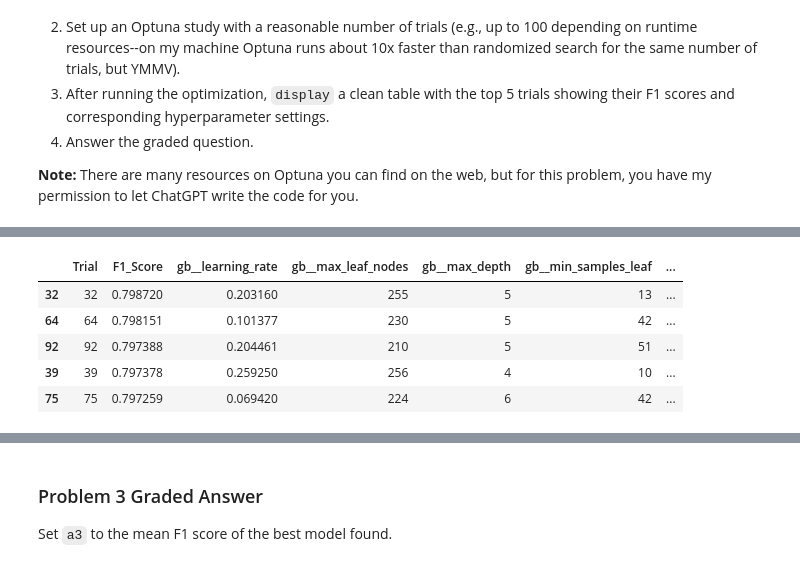
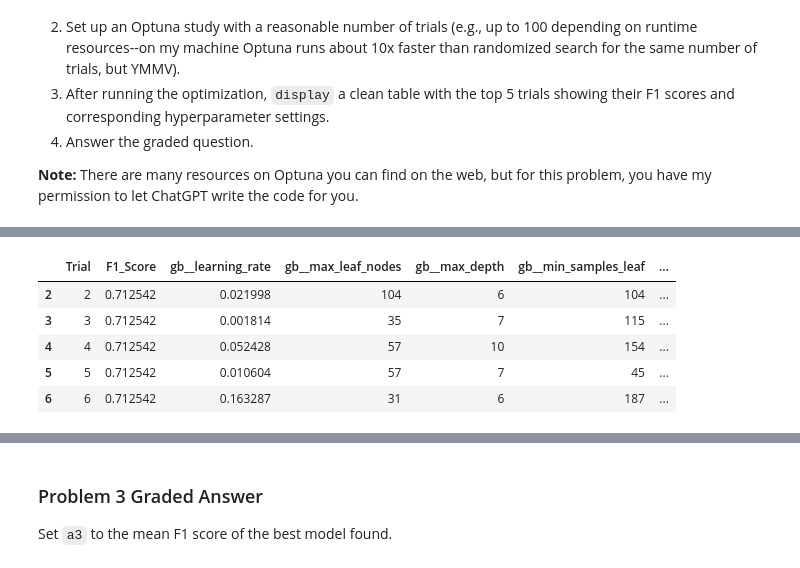
Before and after one commit to wadieabbas/Module-3-Assignments, a Jupyter notebook: Homework_08.ipynb, the cells around one changed output, grey strips where cells are left out. Saved outputs shown, nothing was run; the diff lists cells and outputs as text; code cells hidden in the pictures.

```diff
--- a/Homework_08.ipynb
+++ b/Homework_08.ipynb
@@ -352,7 +352,7 @@ random_search = RandomizedSearchCV(
     random_state        = random_seed,
     n_jobs              = -1,
     verbose             = 1,
-    scoring             = 'f1_macro'
+    scoring             = 'f1'
 )
 
 random_search.fit(X_train, y_train)
@@ -420,9 +420,9 @@ As before, we focus on the **F1 score** because it balances precision and recall
 def objective(trial):
     # Suggest hyperparameters
     learning_rate = trial.suggest_float("gb__learning_rate", 1e-3, 0.3, log=True)
-    max_leaf_nodes = trial.suggest_int("gb__max_leaf_nodes", 16, 256)
+    max_leaf_nodes = trial.suggest_int("gb__max_leaf_nodes", 16, 257)
     max_depth = trial.suggest_int("gb__max_depth", 2, 10)
-    min_samples_leaf = trial.suggest_int("gb__min_samples_leaf", 10, 200)
+    min_samples_leaf = trial.suggest_int("gb__min_samples_leaf", 10, 201)
     l2_regularization = trial.suggest_float("gb__l2_regularization", 0.0, 2.0)
 
     # Set the hyperparameters in the pipeline
@@ -437,7 +437,7 @@ def objective(trial):
     # Perform cross-validation
     cv = StratifiedKFold(n_splits=5, shuffle=True, random_state=random_seed)
     f1_scores = cross_val_score(
-        pipelined_model, X_train, y_train, cv=cv, scoring="f1_macro", n_jobs=-1
+        pipelined_model, X_train, y_train, cv=cv, scoring="f1", n_jobs=-1
     )
 
     # Return the mean F1 score
@@ -478,9 +478,9 @@ display(top_trials)
 |  | Trial | F1_Score | gb__learning_rate | gb__max_leaf_nodes | gb__max_depth | gb__min_samples_leaf | ... |
-| 32 | 32 | 0.798720 | 0.203160 | 255 | 5 | 13 | ... |
-| 64 | 64 | 0.798151 | 0.101377 | 230 | 5 | 42 | ... |
-| 92 | 92 | 0.797388 | 0.204461 | 210 | 5 | 51 | ... |
-| 39 | 39 | 0.797378 | 0.259250 | 256 | 4 | 10 | ... |
-| 75 | 75 | 0.797259 | 0.069420 | 224 | 6 | 42 | ... |
+| 2 | 2 | 0.712542 | 0.021998 | 104 | 6 | 104 | ... |
+| 3 | 3 | 0.712542 | 0.001814 | 35 | 7 | 115 | ... |
+| 4 | 4 | 0.712542 | 0.052428 | 57 | 10 | 154 | ... |
+| 5 | 5 | 0.712542 | 0.010604 | 57 | 7 | 45 | ... |
+| 6 | 6 | 0.712542 | 0.163287 | 31 | 6 | 187 | ... |
 # %%
 best_mean_f1_score = top_trials['F1_Score'].max()
 best_mean_f1_score
```
Also changed, not shown: parts of 10 cells of this notebook.
